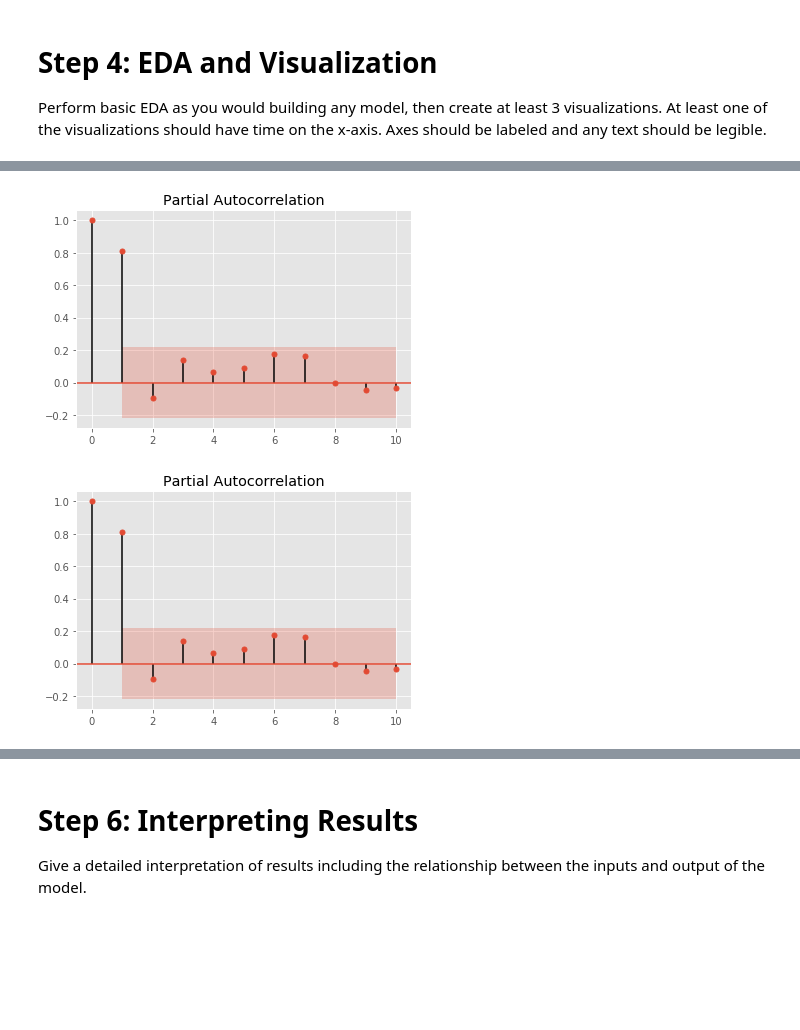
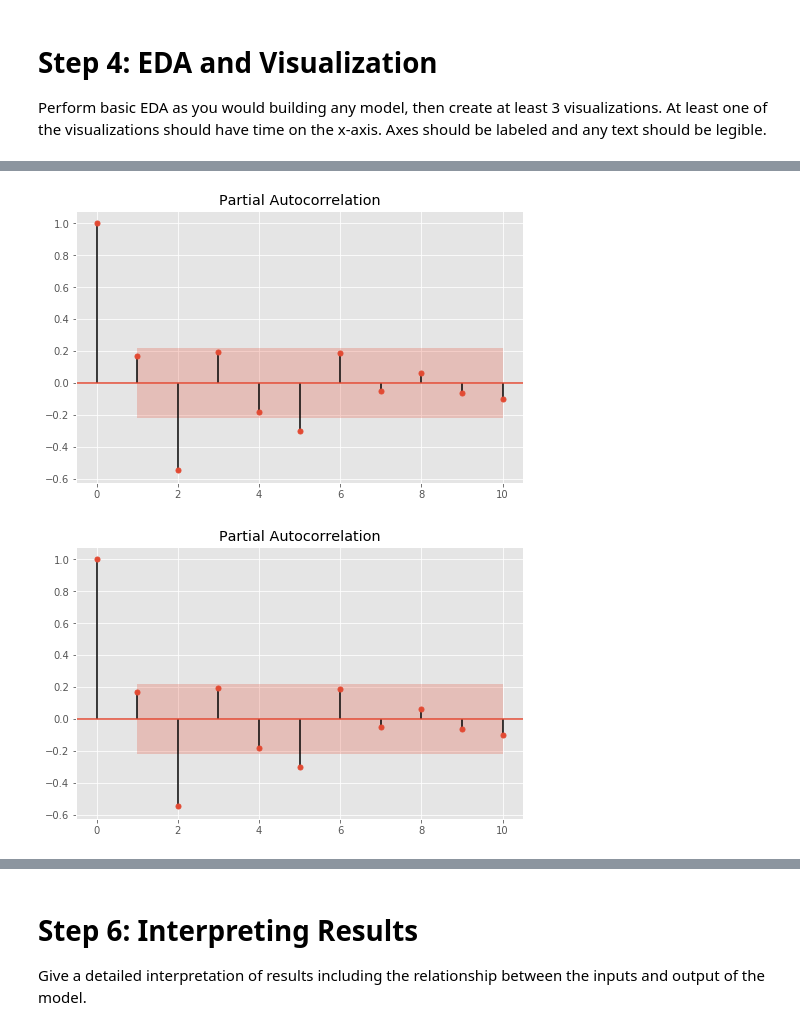
Before and after one commit to krbarounis/Zillow-Project, a Jupyter notebook: Mod4_Extra_Models.ipynb, the cells around one changed output, grey strips where cells are left out. Drawn from its saved outputs; the diff is of its cells as text; code cells hidden in the pictures; blank space fills up the shorter version.

```diff
--- a/Mod4_Extra_Models.ipynb
+++ b/Mod4_Extra_Models.ipynb
@@ -155,0 +143,4 @@ sorted_melt.head()
+# %%
+# remove all observations before housing crisis
+melt_df = melt_df[melt_df.index >= '2009-06-01']
+melt_df.head()
@@ -156,5 +155,5 @@ sorted_melt.head()
 # %%
 # out of the most stable zip codes pick those with the highest ROI
-stable_return = sorted_melt.loc[sorted_melt['RegionName'].isin(list(stable_zipcodes))]
-high_return = stable_return.loc[stable_return['RegionName'].isin(list(diff_zipcodes))]
-# high_return
+stable_return = melt_df.loc[melt_df['RegionName'].isin(list(stable_zipcodes))]
+high_return = melt_df.loc[melt_df['RegionName'].isin(list(diff_zipcodes))]
+high_return
@@ -166,9 +185,7 @@ test_df = high_return[high_return.index >= '2016-04-01']
 # Step 4: EDA and Visualization
 Perform basic EDA as you would building any model, then create at least 3 visualizations.  At least one of the visualizations should have time on the x-axis.  Axes should be labeled and any text should be legible.
 # %%
-# font = {'family' : 'normal',
-#         'size'   : 10}
-# plt.rcParams['figure.figsize'] = 8, 5
+plt.rcParams['figure.figsize'] = 8, 5
 
 # create a different dataframe for every zip code
 zip_codes = train_df.RegionName.unique()
@@ -178,14 +195,12 @@ model_df_list = []
 for zip_code in zip_codes:
     model_df_list.append(create_df(zip_code, train_df))
 
-#check
-for idx, dframe in enumerate(model_df_list):
-    plot_roi(dframe.value, title='Highest ROI', ylabel='Value (Dollars)', legend=True)
-
+# check the possible cannidates for stationarity
 dicky_results = []
 for dframe in model_df_list:
     dicky_results.append(dickey_fuller(dframe.value))
 
-dicky_results
 # NOTE: if you visualizations are too cluttered to read, try calling 'plt.gcf().autofmt_xdate()'!
+
+len(model_df_list)
 # %% [output]
@@ -366,0 +363,10 @@ dtype: float64
+# %%
+# difference twice to eliminate tred
+model2_df_twice = model2_df_once.diff()
+model2_df_twice.dropna(inplace=True)
+
+# plot the differenced data
+plot_roi(model2_df_twice, title='ROI D(2)', ylabel='Value (Twice Differenced)', legend=False)
+
+# check for stationarity
+dickey_fuller(model2_df_twice.value)
@@ -369,10 +382,10 @@ dtype: float64
 # Run the second model - stationarity met after differencing for the 1st time
 # %%
 # check partial correlation and determine the order of AR
-plot_pacf(model2_df_once, alpha=.05, lags=10)
+plot_pacf(model2_df_twice, alpha=.05, lags=10)
 # %% [output]
-[figure, old version]
+[figure, new version]
-[figure, old version]
+[figure, new version]
 # %%
 # check auto correlation and determine the order of MA
 from statsmodels.graphics.tsaplots import plot_acf
```
Also changed, not shown: parts of 43 cells of this notebook.
